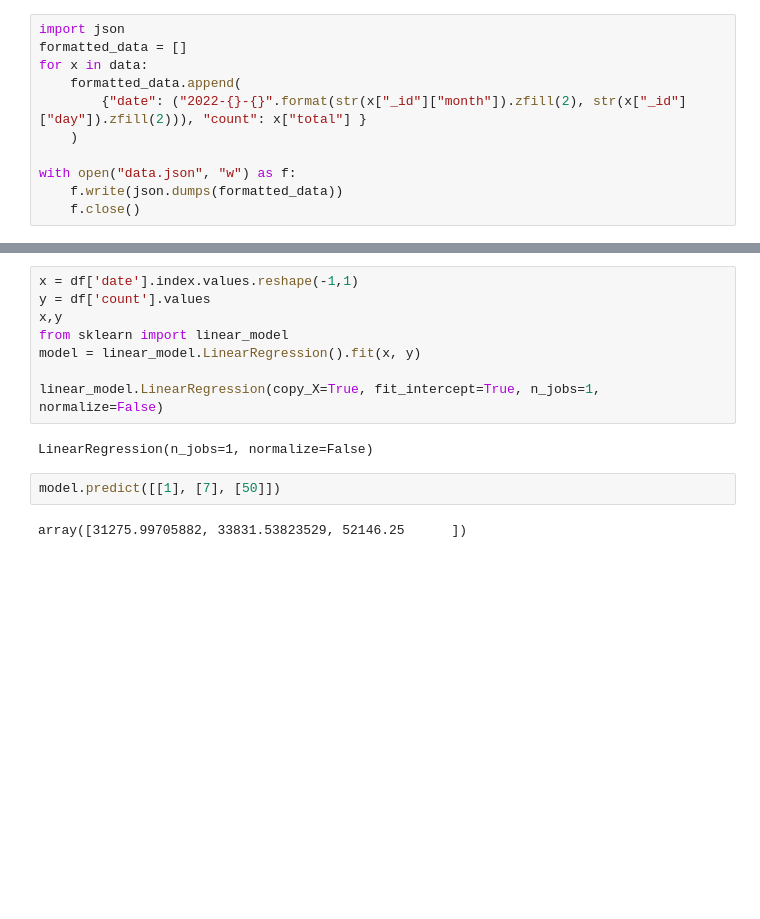
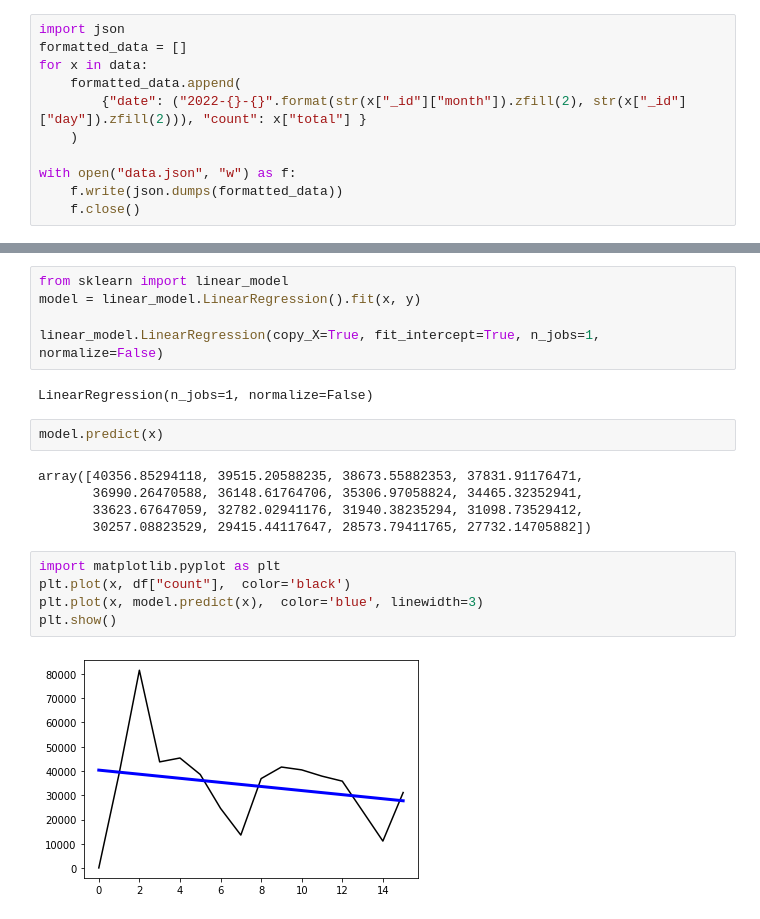
Before and after one commit to lepiaf/airflow-training, a Jupyter notebook: analysis.ipynb, the cells around one changed output, grey strips where cells are left out. Saved outputs shown, nothing was run; the diff lists cells and outputs as text; blank space fills up the shorter version.

```diff
--- a/analysis.ipynb
+++ b/analysis.ipynb
@@ -66,7 +93,4 @@ df
 # %%
-x = df['date'].index.values.reshape(-1,1)
-y = df['count'].values
-x,y
 from sklearn import linear_model
 model = linear_model.LinearRegression().fit(x, y)
 
@@ -74,6 +98,16 @@ linear_model.LinearRegression(copy_X=True, fit_intercept=True, n_jobs=1, normali
 # %% [output]
 LinearRegression(n_jobs=1, normalize=False)
 # %%
-model.predict([[1], [7], [50]])
+model.predict(x)
 # %% [output]
-array([31275.99705882, 33831.53823529, 52146.25      ])
+array([40356.85294118, 39515.20588235, 38673.55882353, 37831.91176471,
+       36990.26470588, 36148.61764706, 35306.97058824, 34465.32352941,
+       33623.67647059, 32782.02941176, 31940.38235294, 31098.73529412,
+       30257.08823529, 29415.44117647, 28573.79411765, 27732.14705882])
+# %%
+import matplotlib.pyplot as plt
+plt.plot(x, df["count"],  color='black')
+plt.plot(x, model.predict(x),  color='blue', linewidth=3)
+plt.show()
+# %% [output]
+[figure, added]
```
Also changed, not shown: parts of 3 cells of this notebook, 1 other file.
